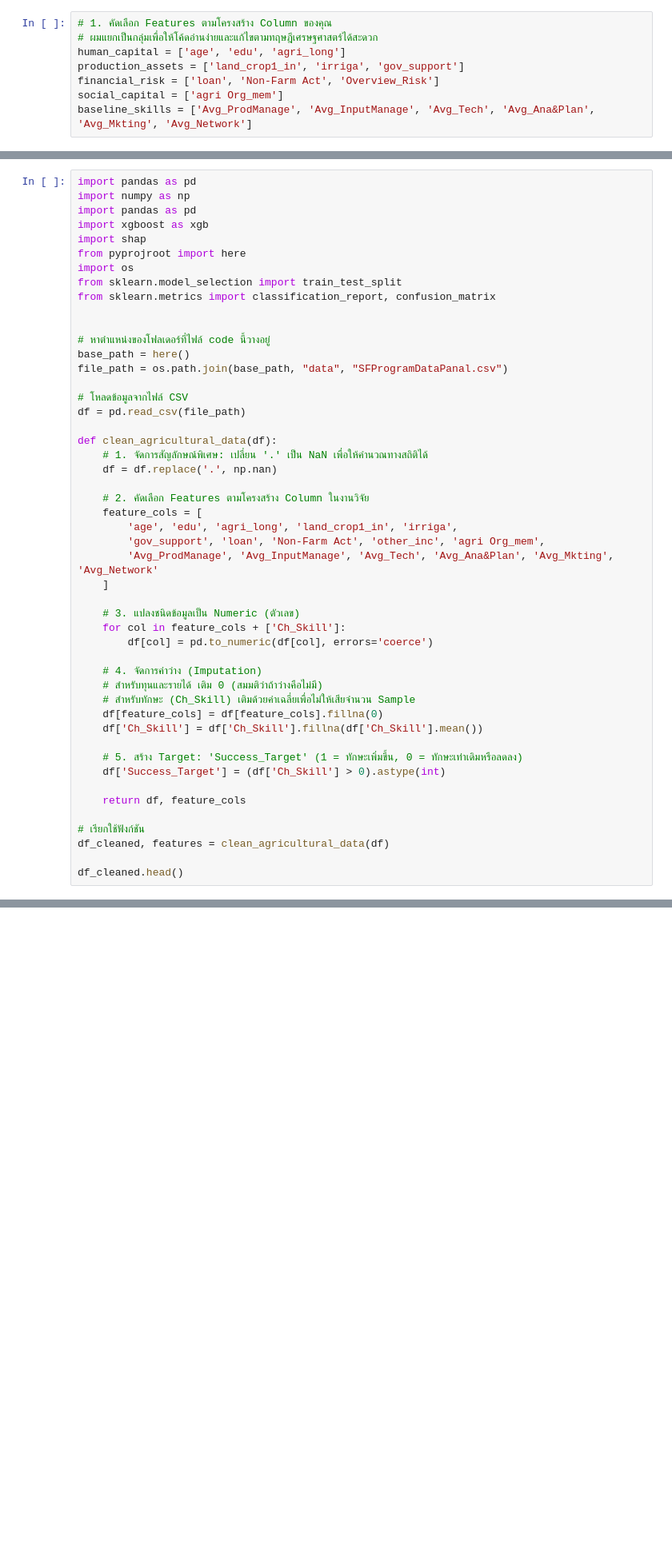
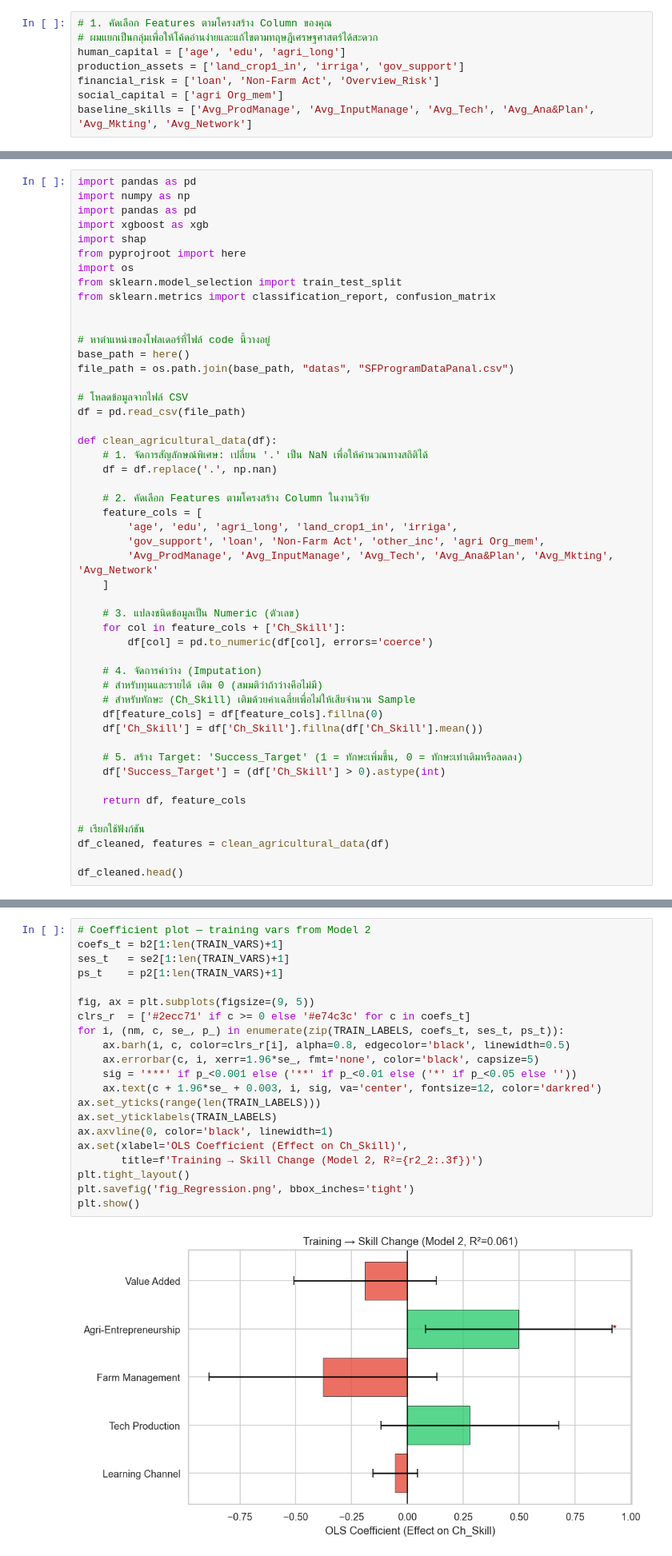
Before and after one commit to nagasu529/MLDataAnalytics, a Jupyter notebook: PRCI/DataAnalysis.ipynb, the cells around one changed output, grey strips where cells are left out. Shown at 80% size. Drawn from its saved outputs; the diff is of its cells as text; blank space fills up the shorter version.

```diff
--- a/PRCI/DataAnalysis.ipynb
+++ b/PRCI/DataAnalysis.ipynb
@@ -66,7 +66,7 @@ from sklearn.metrics import classification_report, confusion_matrix
 
 # หาตำแหน่งของโฟลเดอร์ที่ไฟล์ code นี้วางอยู่
 base_path = here()
-file_path = os.path.join(base_path, "data", "SFProgramDataPanal.csv")
+file_path = os.path.join(base_path, "datas", "SFProgramDataPanal.csv")
 
 # โหลดข้อมูลจากไฟล์ CSV
 df = pd.read_csv(file_path)
@@ -152,0 +427,23 @@ print(classification_report(y_test, final_model.predict(X_test)))
+# %%
+# Coefficient plot — training vars from Model 2
+coefs_t = b2[1:len(TRAIN_VARS)+1]
+ses_t   = se2[1:len(TRAIN_VARS)+1]
+ps_t    = p2[1:len(TRAIN_VARS)+1]
+
+fig, ax = plt.subplots(figsize=(9, 5))
+clrs_r  = ['#2ecc71' if c >= 0 else '#e74c3c' for c in coefs_t]
+for i, (nm, c, se_, p_) in enumerate(zip(TRAIN_LABELS, coefs_t, ses_t, ps_t)):
+    ax.barh(i, c, color=clrs_r[i], alpha=0.8, edgecolor='black', linewidth=0.5)
+    ax.errorbar(c, i, xerr=1.96*se_, fmt='none', color='black', capsize=5)
+    sig = '***' if p_<0.001 else ('**' if p_<0.01 else ('*' if p_<0.05 else ''))
+    ax.text(c + 1.96*se_ + 0.003, i, sig, va='center', fontsize=12, color='darkred')
+ax.set_yticks(range(len(TRAIN_LABELS)))
+ax.set_yticklabels(TRAIN_LABELS)
+ax.axvline(0, color='black', linewidth=1)
+ax.set(xlabel='OLS Coefficient (Effect on Ch_Skill)',
+       title=f'Training → Skill Change (Model 2, R²={r2_2:.3f})')
+plt.tight_layout()
+plt.savefig('fig_Regression.png', bbox_inches='tight')
+plt.show()
+# %% [output]
+[figure, added]
```
Also changed, not shown: parts of 41 cells of this notebook, 12 other files.
